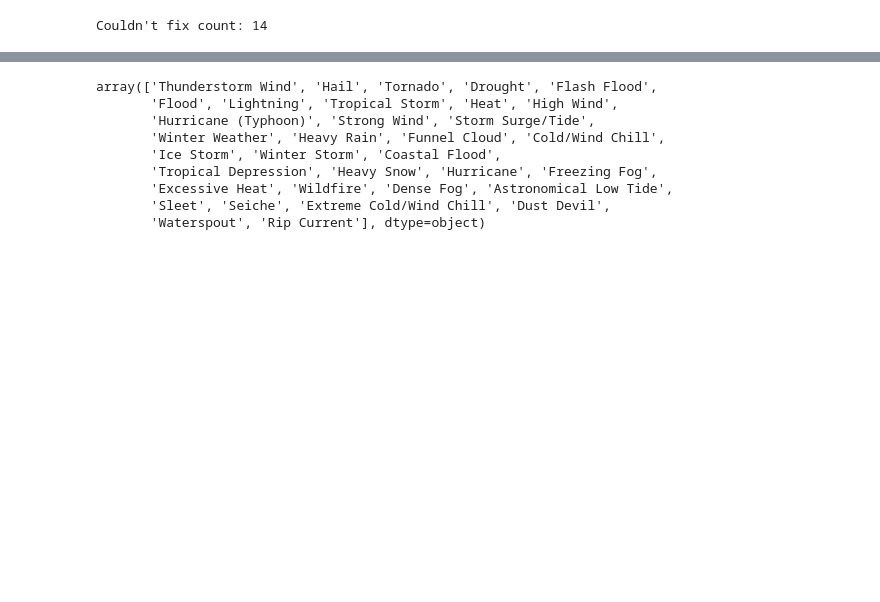
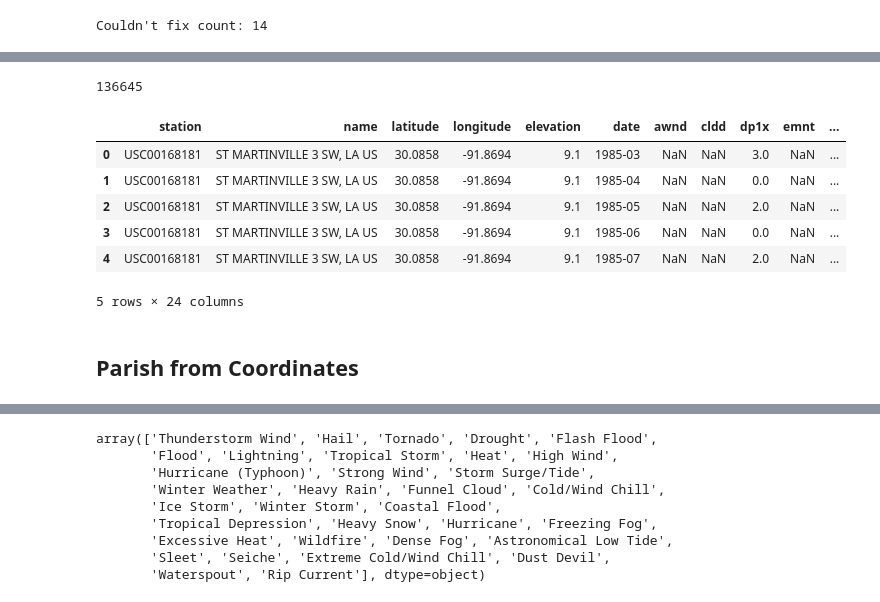
Before and after one commit to jennyrhee/flood-events, a Jupyter notebook: notebooks/data_wrangling.ipynb, the cells around one changed output, grey strips where cells are left out. Drawn from its saved outputs; the diff is of its cells as text; code cells hidden in the pictures; blank space fills up the shorter version.

```diff
--- a/notebooks/data_wrangling.ipynb
+++ b/notebooks/data_wrangling.ipynb
@@ -472,0 +567,19 @@ df[df.index == 59]
+# %%
+met_df = pd.read_csv('../data/raw/global_summary_month.csv')
+cols = met_df.columns.tolist()
+cols = [c.lower() for c in cols]
+met_df.columns = cols
+# %%
+print(len(met_df))
+met_df.head()
+# %% [output]
+136645
+|  | station | name | latitude | longitude | elevation | date | awnd | cldd | dp1x | emnt | ... |
+| 0 | USC00168181 | ST MARTINVILLE 3 SW, LA US | 30.0858 | -91.8694 | 9.1 | 1985-03 | NaN | NaN | 3.0 | NaN | ... |
+| 1 | USC00168181 | ST MARTINVILLE 3 SW, LA US | 30.0858 | -91.8694 | 9.1 | 1985-04 | NaN | NaN | 0.0 | NaN | ... |
+| 2 | USC00168181 | ST MARTINVILLE 3 SW, LA US | 30.0858 | -91.8694 | 9.1 | 1985-05 | NaN | NaN | 2.0 | NaN | ... |
+| 3 | USC00168181 | ST MARTINVILLE 3 SW, LA US | 30.0858 | -91.8694 | 9.1 | 1985-06 | NaN | NaN | 0.0 | NaN | ... |
+| 4 | USC00168181 | ST MARTINVILLE 3 SW, LA US | 30.0858 | -91.8694 | 9.1 | 1985-07 | NaN | NaN | 2.0 | NaN | ... |
+5 rows × 24 columns
+# %% [markdown]
+## Parish from Coordinates
```
Also changed, not shown: parts of 31 cells of this notebook, 1 other file.
